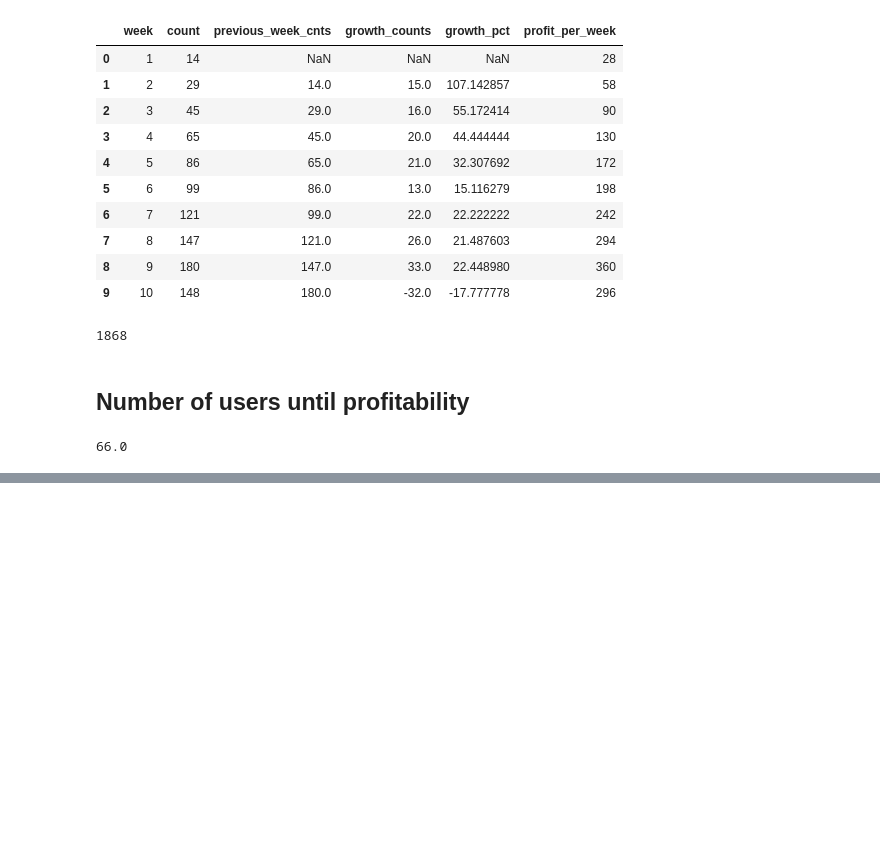
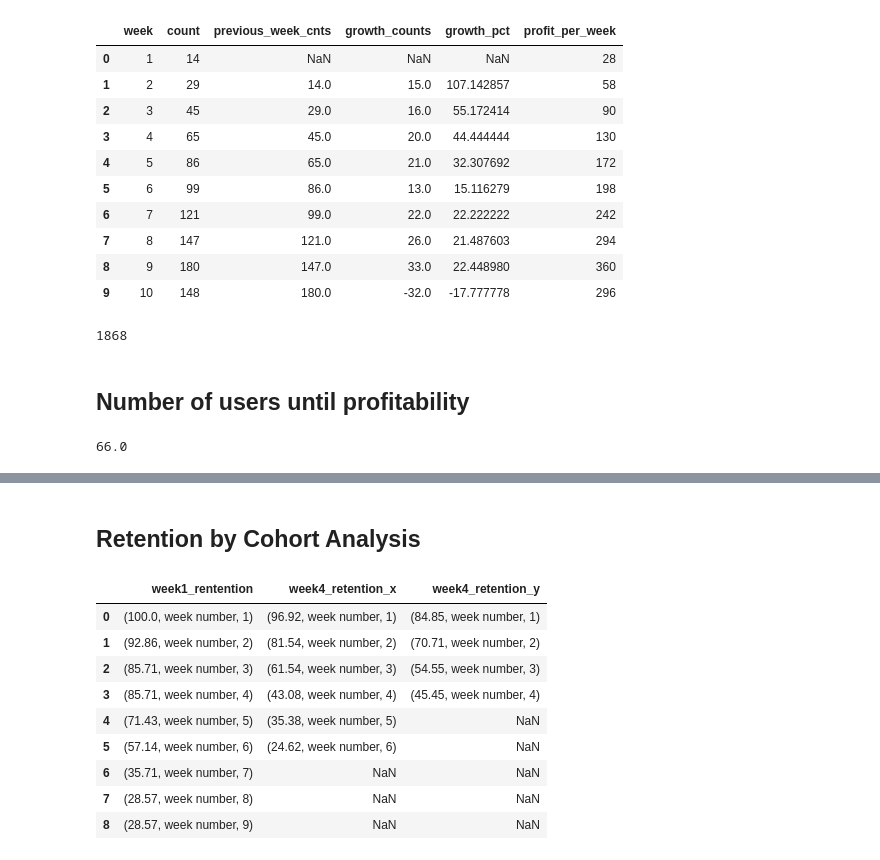
Before and after one commit to samanthaedds/Machine_Learning_in_Python, a Jupyter notebook: wonder_samedds.ipynb, the cells around one changed output, grey strips where cells are left out. Drawn from its saved outputs; the diff is of its cells as text; code cells hidden in the pictures; blank space fills up the shorter version.

Commit message:
Updated analysis

```diff
--- a/wonder_samedds.ipynb
+++ b/wonder_samedds.ipynb
@@ -302,0 +328,13 @@ total_user_activity.describe()
+# %%
+print(week4_users.user_id.nunique(), "initial user count")
+
+initial_count = week4_users.user_id.nunique()
+week4_pct_list = list()
+
+all_weeks = [week4_users, week5_users, week6_users, week7_users, week8_users, week9_users, week10_users]
+for week_number in range(1, len(all_weeks)):
+    print(len(all_weeks[week_number][all_weeks[week_number]['user_id'].isin(week4_users.user_id)]), "count retained after", week_number, "Weeks")
+    retained_count = len(all_weeks[week_number][all_weeks[week_number]['user_id'].isin(week4_users.user_id)])
+    print(round((retained_count / initial_count) * 100,2), "pct")
+    week4_pct_list.append((round((retained_count / initial_count) * 100,2), "week number", week_number))
+week4_pct_list
@@ -302,0 +363,13 @@ total_user_activity.describe()
+# %%
+print(week6_users.user_id.nunique(), "initial user count")
+
+initial_count = week6_users.user_id.nunique()
+week6_pct_list = list()
+
+all_weeks = [week6_users, week7_users, week8_users, week9_users, week10_users]
+for week_number in range(1, len(all_weeks)):
+    print(len(all_weeks[week_number][all_weeks[week_number]['user_id'].isin(week6_users.user_id)]), "count retained after", week_number, "Weeks")
+    retained_count = len(all_weeks[week_number][all_weeks[week_number]['user_id'].isin(week6_users.user_id)])
+    print(round((retained_count / initial_count) * 100,2), "pct")
+    week6_pct_list.append((round((retained_count / initial_count) * 100,2), "week number", week_number))
+week6_pct_list
@@ -302,0 +390,20 @@ total_user_activity.describe()
+# %% [markdown]
+## Retention by Cohort Analysis
+# %%
+retention_by_cohort = pd.DataFrame({'week1_rentention' : week1_pct_list})
+rt4 = pd.DataFrame({'week4_retention' : week4_pct_list})
+retention_by_cohort = retention_by_cohort.merge(rt4, left_index = True, right_index = True, how = 'outer')
+rt6 = pd.DataFrame({'week4_retention' : week6_pct_list})
+retention_by_cohort = retention_by_cohort.merge(rt6, left_index = True, right_index = True, how = 'outer')
+retention_by_cohort
+# %% [output]
+|  | week1_rentention | week4_retention_x | week4_retention_y |
+| 0 | (100.0, week number, 1) | (96.92, week number, 1) | (84.85, week number, 1) |
+| 1 | (92.86, week number, 2) | (81.54, week number, 2) | (70.71, week number, 2) |
+| 2 | (85.71, week number, 3) | (61.54, week number, 3) | (54.55, week number, 3) |
+| 3 | (85.71, week number, 4) | (43.08, week number, 4) | (45.45, week number, 4) |
+| 4 | (71.43, week number, 5) | (35.38, week number, 5) | NaN |
+| 5 | (57.14, week number, 6) | (24.62, week number, 6) | NaN |
+| 6 | (35.71, week number, 7) | NaN | NaN |
+| 7 | (28.57, week number, 8) | NaN | NaN |
+| 8 | (28.57, week number, 9) | NaN | NaN |
```
Also changed, not shown: parts of 10 cells of this notebook.
